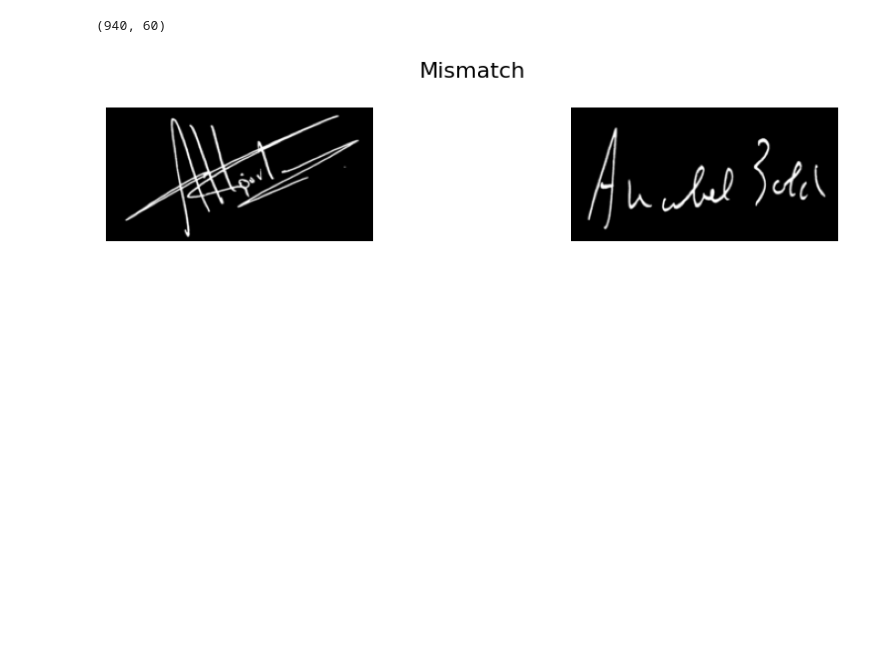
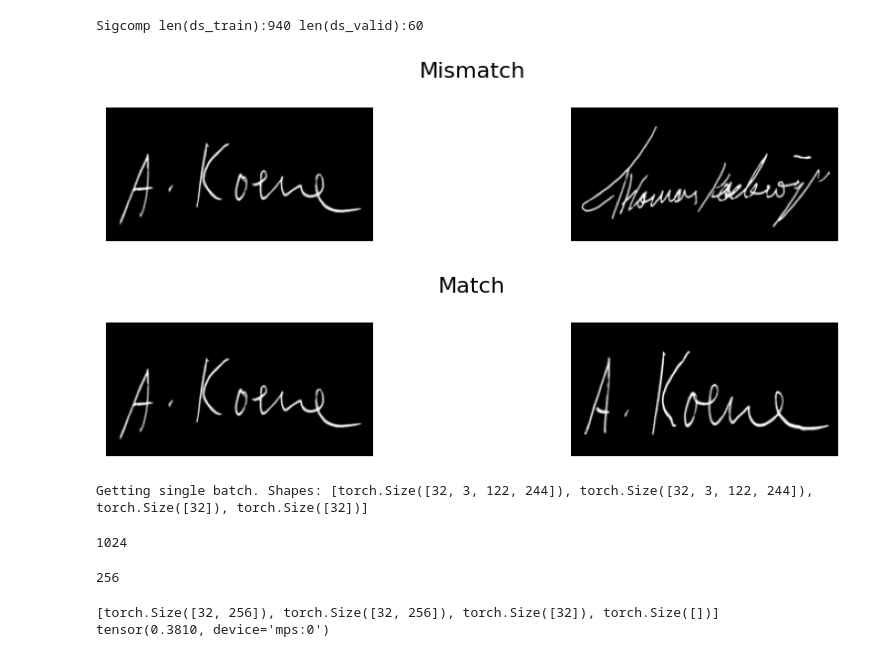
Before and after one commit to mariano22/handwritten-signature-match, a Jupyter notebook: Playground.ipynb, the cells around one changed output. Drawn from its saved outputs; the diff is of its cells as text; code cells hidden in the pictures; blank space fills up the shorter version.

```diff
--- a/Playground.ipynb
+++ b/Playground.ipynb
@@ -32,17 +24,3 @@ from src.visualization import *
 from src.tools import *
 from src.models import *
 from src.train import *
-# %%
-ds_train = sigcomp2009(train=True)
-ds_valid = sigcomp2009(train=False)
-len(ds_train), len(ds_valid)
-# %% [output]
-(940, 60)
-# %%
-tfms = x_transform_signatures()
-pds_train = PairDataset(ds_train, x_transform=tfms, y_transform=y_transform_category(ds_train))
-pds_valid = PairDataset(ds_valid, x_transform=tfms, y_transform=y_transform_category(ds_valid))
-x=pds_train[0]
-show_pair(x)
-# %% [output]
-[figure, removed]
@@ -58,0 +27,6 @@ show_pair(x)
+# %%
+ds_train, ds_valid, pds_train, pds_valid = pds_sigcomp2009()
+# %% [output]
+Sigcomp len(ds_train):940 len(ds_valid):60
+[figure, added]
+[figure, added]
@@ -59 +36,50 @@ show_pair(x)
+# %%
+def single_batch(dl,device):
+    b = next(iter(dl))
+    b = [x.to(device) for x in b]
+    print(f'Getting single batch. Shapes: {shapes(b)}')
+    return b
+
+b=single_batch(dl_valid,device)
+# %% [output]
+Getting single batch. Shapes: [torch.Size([32, 3, 122, 244]), torch.Size([32, 3, 122, 244]), torch.Size([32]), torch.Size([32])]
+# %%
+def get_encoder_out_dim(encoder, x):
+    with torch.no_grad():
+        return encoder(x).shape[-1]
+
+conv_encoder = Encoder_Resnet18().to(device)
+get_encoder_out_dim(conv_encoder,b[0])
+# %% [output]
+1024
+# %%
+encoder = torch.nn.Sequential(
+    conv_encoder,
+    mlp(1024,256)
+).to(device)
+get_encoder_out_dim(encoder,b[0])
+# %% [output]
+256
+# %%
+class SiamessContrastive(torch.nn.Module):
+    def __init__(self, encoder):
+        super().__init__()
+        self.encoder = encoder
+        self.criterion = torch.nn.CosineEmbeddingLoss(margin=0.5)
+
+    def forward(self, x1,x2, y1, y2):
+        f1 = self.encoder(x1)
+        f2 = self.encoder(x2)
+        labels = torch.where((y1==y2),1,-1)
+        loss = self.criterion(f1,f2,labels)
+        return f1, f2, labels, loss
+
+model = SiamessContrastive(encoder).to(device)
+with torch.no_grad():
+    r=model(*b)
+    print(shapes(r))
+    print(r[-1])
+# %% [output]
+[torch.Size([32, 256]), torch.Size([32, 256]), torch.Size([32]), torch.Size([])]
+tensor(0.3810, device='mps:0')
 # %%
```
Also changed, not shown: parts of 37 cells of this notebook, 5 other files.
